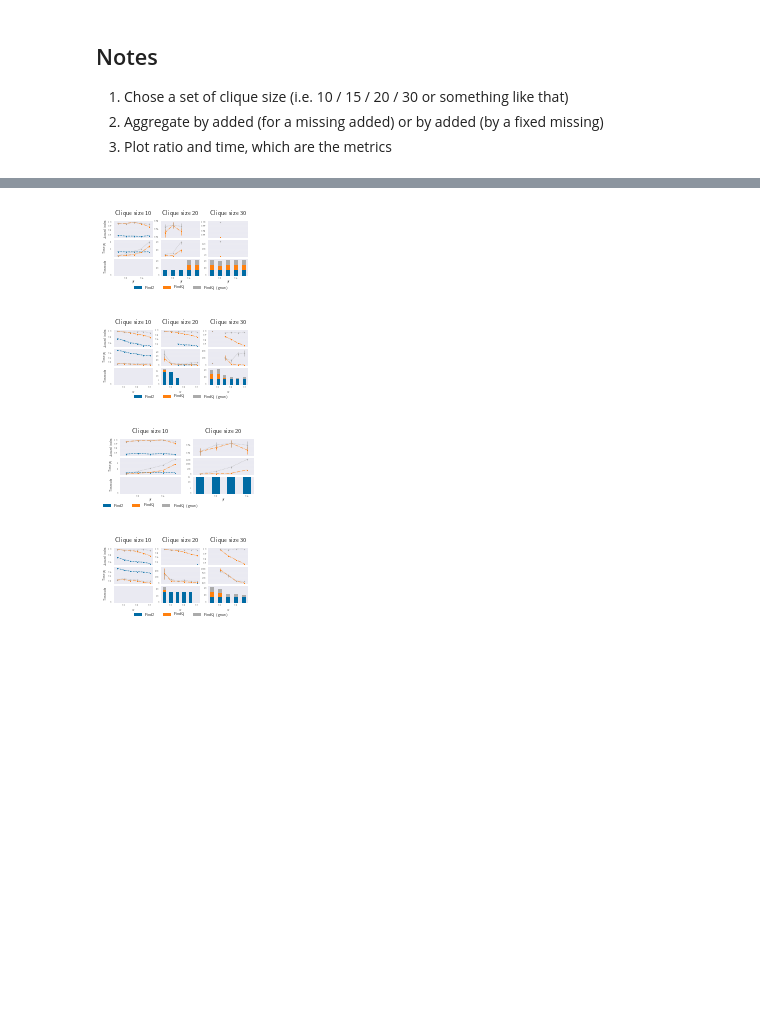
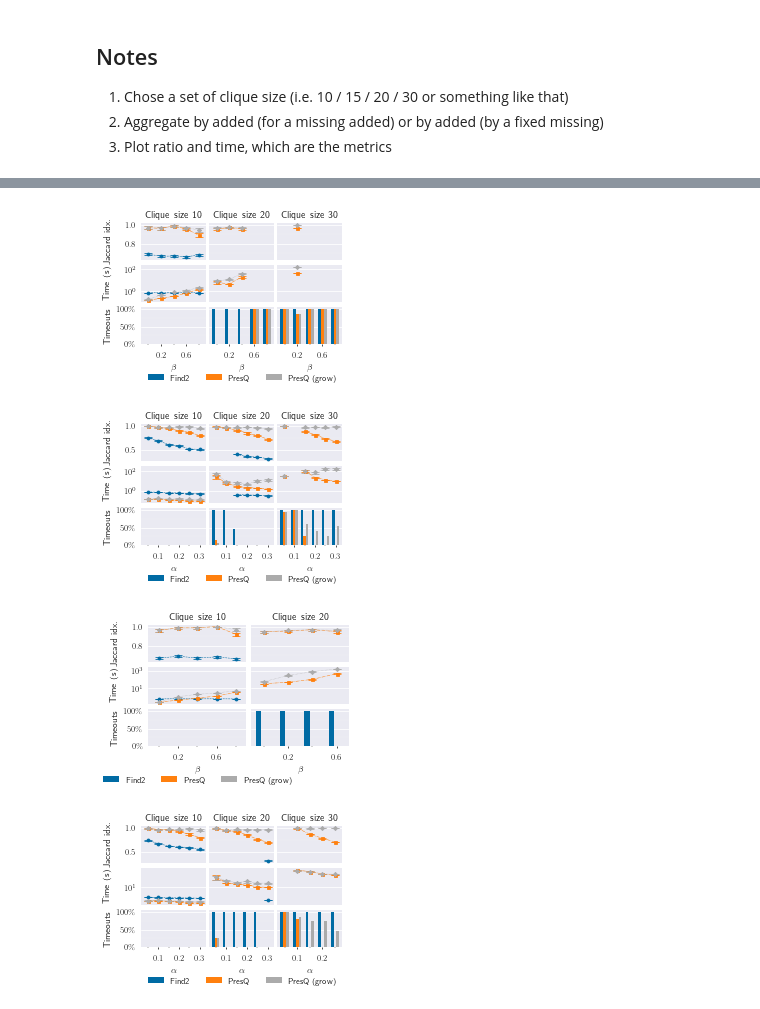
Before and after one commit to ayllon/MatchBox, a Jupyter notebook: notebooks/quasiclique-runs.ipynb, the cells around one changed output, grey strips where cells are left out. Saved outputs shown, nothing was run; the diff lists cells and outputs as text; code cells hidden in the pictures; blank space fills up the shorter version.

Commit message:
Regenerate plots

```diff
--- a/notebooks/quasiclique-runs.ipynb
+++ b/notebooks/quasiclique-runs.ipynb
@@ -4,6 +4,7 @@ from matplotlib import gridspec, cm
 from plot import bootstrap_samples_mean, StyleCycler
 from typing import List, Union
 import matplotlib.pyplot as plt
+from matplotlib import ticker
 import pandas
 import numpy as np
 import functools
@@ -12,22 +13,16 @@ plt.style.use('seaborn')
 plt.style.use('seaborn-paper')
 plt.style.use('tableau-colorblind10')
 plt.rcParams.update({
-    'figure.figsize': (2.4, 1),
+    'figure.figsize': (3.6, 2.23),
     'text.usetex': True,
-    'axes.titlesize': 6,
-    'font.size': 5,
-    'ytick.labelsize': 2,
-    'xtick.labelsize': 2,
-    'axes.labelsize': 3,
-    'legend.fontsize': 4,
     'legend.borderpad': 0,
-    'lines.markersize': 1,
+    'xtick.bottom': True,
+    'xtick.major.size': 2,
+    'xtick.minor.size': 1,
+    'lines.markersize': 3,
     'lines.linewidth': 0.5,
-    'errorbar.capsize': 2,
-    'ytick.major.pad': 2,
-    'xtick.major.pad': 2,
-    'axes.labelpad': 2,
-    'grid.linewidth': 0.1
+    'errorbar.capsize': 4,
+    'lines.markeredgewidth': 0.8
 })
 # %% [markdown]
 ## Notes
@@ -42,8 +37,8 @@ raw4_results = pandas.read_csv('../results/quasi4.csv', index_col=0)
 # %%
 default_algo = dict(
     find2 = 'Find2',
-    findq = 'FindQ',
-    findqg = 'FindQ (grow)'
+    findq = 'PresQ',
+    findqg = 'PresQ (grow)'
 )
 # %%
 def plot_results(raw: pandas.DataFrame, fix:dict, groupby: str, algorithms: dict=default_algo, xlabel: str=None, fig=None, gs=None, title:str=None,
@@ -154,50 +158,50 @@ plt.show()
 # %%
 fig = plt.figure()
-gs0 = gridspec.GridSpec(ncols=3, nrows=1, figure=fig, wspace=0.2)
+gs0 = gridspec.GridSpec(ncols=3, nrows=1, figure=fig, wspace=0.05)
 
-plot_results(raw3_results, dict(missing=0.1, clique=10), groupby='added', xlabel='$\\beta$', fig=fig, gs=gs0[0], title='Clique size 10', ylabel=True)
-plot_results(raw3_results, dict(missing=0.1, clique=20), groupby='added', xlabel='$\\beta$', fig=fig, gs=gs0[1], title='Clique size 20', legend=True)
-plot_results(raw3_results, dict(missing=0.1, clique=30), groupby='added', xlabel='$\\beta$', fig=fig, gs=gs0[2], title='Clique size 30')
+_, ax_ratio, ax_time, ax_timeout = plot_results(raw3_results, dict(missing=0.1, clique=10), groupby='added', xlabel='$\\beta$', fig=fig, gs=gs0[0], title='Clique size 10', ylabel=True)
+plot_results(raw3_results, dict(missing=0.1, clique=20), groupby='added', xlabel='$\\beta$', fig=fig, gs=gs0[1], title='Clique size 20', legend=True, sharey=[ax_ratio, ax_time, ax_timeout])
+plot_results(raw3_results, dict(missing=0.1, clique=30), groupby='added', xlabel='$\\beta$', fig=fig, gs=gs0[2], title='Clique size 30', sharey=[ax_ratio, ax_time, ax_timeout])
 
 fig.savefig('/home/aalvarez/Downloads/3hyper_beta.eps', bbox_inches='tight', pad_inches=0.05)
 
 plt.show()
 # %% [output]
-[figure, old version]
+[figure, new version]
 # %%
 fig = plt.figure()
-gs0 = gridspec.GridSpec(ncols=3, nrows=1, figure=fig, wspace=0.2)
+gs0 = gridspec.GridSpec(ncols=3, nrows=1, figure=fig, wspace=0.05)
 
-plot_results(raw3_results, dict(added=0.0, clique=10), groupby='missing', xlabel='$\\alpha$', fig=fig, gs=gs0[0], title='Clique size 10', ylabel=True)
-plot_results(raw3_results, dict(added=0.0, clique=20), groupby='missing', xlabel='$\\alpha$', fig=fig, gs=gs0[1], title='Clique size 20', legend=True)
-plot_results(raw3_results, dict(added=0.0, clique=30), groupby='missing', xlabel='$\\alpha$', fig=fig, gs=gs0[2], title='Clique size 30')
+_, ax_ratio, ax_time, ax_timeout = plot_results(raw3_results, dict(added=0.0, clique=10), groupby='missing', xlabel='$\\alpha$', fig=fig, gs=gs0[0], title='Clique size 10', ylabel=True)
+plot_results(raw3_results, dict(added=0.0, clique=20), groupby='missing', xlabel='$\\alpha$', fig=fig, gs=gs0[1], title='Clique size 20', legend=True, sharey=[ax_ratio, ax_time, ax_timeout])
+plot_results(raw3_results, dict(added=0.0, clique=30), groupby='missing', xlabel='$\\alpha$', fig=fig, gs=gs0[2], title='Clique size 30', sharey=[ax_ratio, ax_time, ax_timeout])
 
 fig.savefig('/home/aalvarez/Downloads/3hyper_alpha.eps', bbox_inches='tight', pad_inches=0.05)
 plt.show()
 # %% [output]
-[figure, old version]
+[figure, new version]
 # %%
 fig = plt.figure()
-gs0 = gridspec.GridSpec(ncols=2, nrows=1, figure=fig, wspace=0.2)
+gs0 = gridspec.GridSpec(ncols=2, nrows=1, figure=fig, wspace=0.05)
 
-plot_results(raw4_results, dict(missing=0.1, clique=10), groupby='added', xlabel='$\\beta$', fig=fig, gs=gs0[0], title='Clique size 10', ylabel=True, legend=True)
-plot_results(raw4_results, dict(missing=0.1, clique=20), groupby='added', xlabel='$\\beta$', fig=fig, gs=gs0[1], title='Clique size 20')
+_, ax_ratio, ax_time, ax_timeout = plot_results(raw4_results, dict(missing=0.1, clique=10), groupby='added', xlabel='$\\beta$', fig=fig, gs=gs0[0], title='Clique size 10', ylabel=True, legend=True)
+plot_results(raw4_results, dict(missing=0.1, clique=20), groupby='added', xlabel='$\\beta$', fig=fig, gs=gs0[1], title='Clique size 20', sharey=[ax_ratio, ax_time, ax_timeout])
 #plot_results(raw4_results, dict(missing=0.1, clique=30), groupby='added', xlabel='$\\beta$', fig=fig, gs=gs0[2], title='Clique size 30')
 
 fig.savefig('/home/aalvarez/Downloads/4hyper_beta.eps', bbox_inches='tight', pad_inches=0.05)
 
 plt.show()
 # %% [output]
-[figure, old version]
+[figure, new version]
 # %%
 fig = plt.figure()
-gs0 = gridspec.GridSpec(ncols=3, nrows=1, figure=fig, wspace=0.2)
+gs0 = gridspec.GridSpec(ncols=3, nrows=1, figure=fig, wspace=0.05)
 
-plot_results(raw4_results, dict(added=0.0, clique=10), groupby='missing', xlabel='$\\alpha$', fig=fig, gs=gs0[0], title='Clique size 10', ylabel=True)
-plot_results(raw4_results, dict(added=0.0, clique=20), groupby='missing', xlabel='$\\alpha$', fig=fig, gs=gs0[1], title='Clique size 20', legend=True)
-plot_results(raw4_results, dict(added=0.0, clique=30), groupby='missing', xlabel='$\\alpha$', fig=fig, gs=gs0[2], title='Clique size 30')
+_, ax_ratio, ax_time, ax_timeout = plot_results(raw4_results, dict(added=0.0, clique=10), groupby='missing', xlabel='$\\alpha$', fig=fig, gs=gs0[0], title='Clique size 10', ylabel=True)
+plot_results(raw4_results, dict(added=0.0, clique=20), groupby='missing', xlabel='$\\alpha$', fig=fig, gs=gs0[1], title='Clique size 20', legend=True, sharey=[ax_ratio, ax_time, ax_timeout])
+plot_results(raw4_results, dict(added=0.0, clique=30), groupby='missing', xlabel='$\\alpha$', fig=fig, gs=gs0[2], title='Clique size 30', sharey=[ax_ratio, ax_time, ax_timeout])
 
 fig.savefig('/home/aalvarez/Downloads/4hyper_alpha.eps', bbox_inches='tight', pad_inches=0.05)
 plt.show()
 # %% [output]
-[figure, old version]
+[figure, new version]
```
Also changed, not shown: parts of 5 cells of this notebook, 1 other file.
